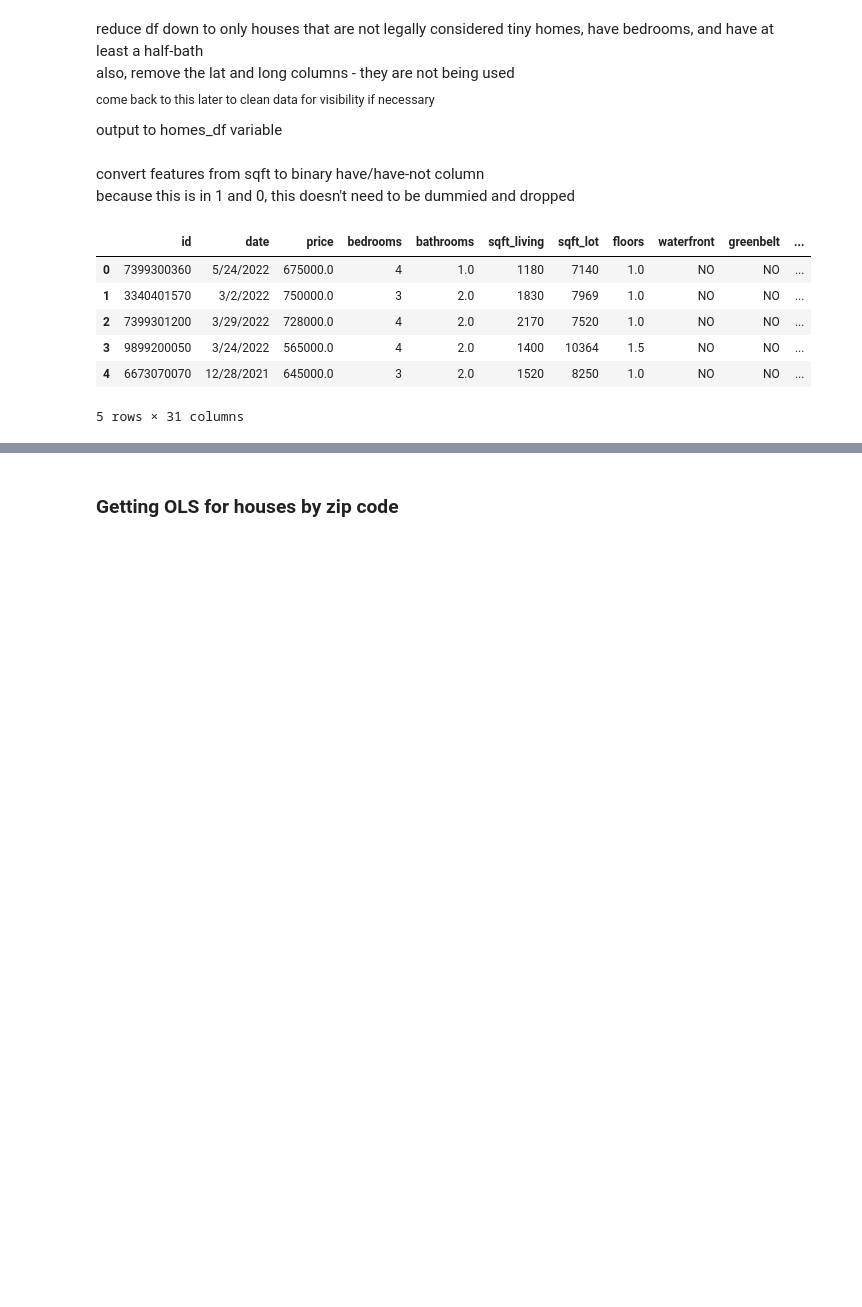
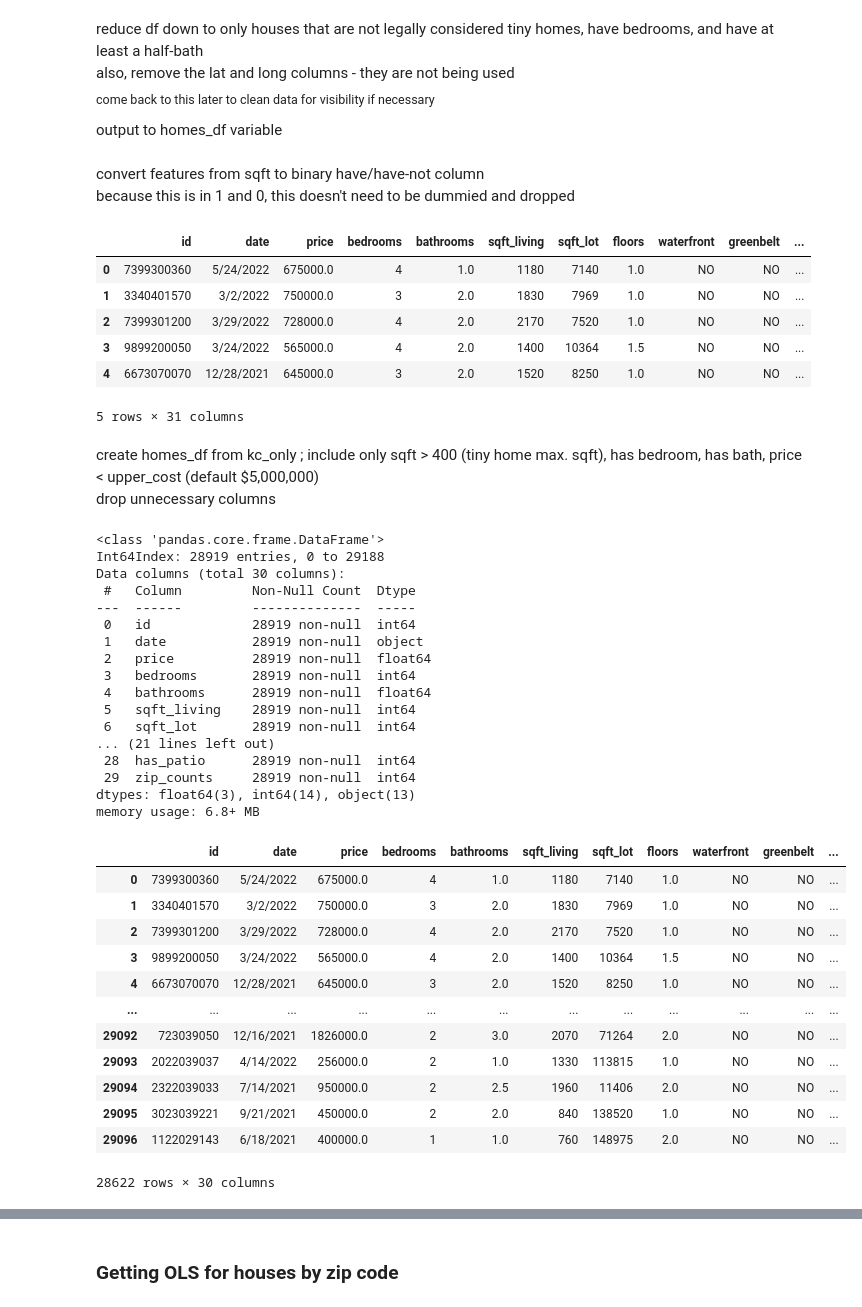
Before and after one commit to ParkedHampster/Modeled_Homes-Phase_2, a Jupyter notebook: individual_notebooks/jd.ipynb, the cells around one changed output, grey strips where cells are left out. Drawn from its saved outputs; the diff is of its cells as text; code cells hidden in the pictures; blank space fills up the shorter version.

```diff
--- a/individual_notebooks/jd.ipynb
+++ b/individual_notebooks/jd.ipynb
@@ -123,6 +131,9 @@ kc_only.head()
 | 3 | 9899200050 | 3/24/2022 | 565000.0 | 4 | 2.0 | 1400 | 10364 | 1.5 | NO | NO | ... |
 | 4 | 6673070070 | 12/28/2021 | 645000.0 | 3 | 2.0 | 1520 | 8250 | 1.0 | NO | NO | ... |
 5 rows × 31 columns
+# %% [markdown]
+create homes_df from kc_only ; include only sqft > 400 (tiny home max. sqft), has bedroom, has bath, price < upper_cost (default $5,000,000)
+drop unnecessary columns
 # %%
 homes_df = kc_only[(kc_only['sqft_living'] > 400) &
     (kc_only['bedrooms'] > 0) &
@@ -130 +142,44 @@ homes_df = kc_only[(kc_only['sqft_living'] > 400) &
     ].drop(['lat','long'],axis=1)
+# %%
+# get zip codes that have at least 100 entries
+
+zip_counts = homes_df['zip'].value_counts().rename('zip_counts')
+zips_counted = homes_df.merge(
+    zip_counts,
+    left_on='zip',
+    right_index=True
+)
+zips_counted.info()
+min_zips = zips_counted[zips_counted['zip_counts'] >= 100]
+min_zips
+# %% [output]
+<class 'pandas.core.frame.DataFrame'>
+Int64Index: 28919 entries, 0 to 29188
+Data columns (total 30 columns):
+ #   Column         Non-Null Count  Dtype
+---  ------         --------------  -----
+ 0   id             28919 non-null  int64
+ 1   date           28919 non-null  object
+ 2   price          28919 non-null  float64
+ 3   bedrooms       28919 non-null  int64
+ 4   bathrooms      28919 non-null  float64
+ 5   sqft_living    28919 non-null  int64
+ 6   sqft_lot       28919 non-null  int64
+... (21 lines left out)
+ 28  has_patio      28919 non-null  int64
+ 29  zip_counts     28919 non-null  int64
+dtypes: float64(3), int64(14), object(13)
+memory usage: 6.8+ MB
+|  | id | date | price | bedrooms | bathrooms | sqft_living | sqft_lot | floors | waterfront | greenbelt | ... |
+| 0 | 7399300360 | 5/24/2022 | 675000.0 | 4 | 1.0 | 1180 | 7140 | 1.0 | NO | NO | ... |
+| 1 | 3340401570 | 3/2/2022 | 750000.0 | 3 | 2.0 | 1830 | 7969 | 1.0 | NO | NO | ... |
+| 2 | 7399301200 | 3/29/2022 | 728000.0 | 4 | 2.0 | 2170 | 7520 | 1.0 | NO | NO | ... |
+| 3 | 9899200050 | 3/24/2022 | 565000.0 | 4 | 2.0 | 1400 | 10364 | 1.5 | NO | NO | ... |
+| 4 | 6673070070 | 12/28/2021 | 645000.0 | 3 | 2.0 | 1520 | 8250 | 1.0 | NO | NO | ... |
+| ... | ... | ... | ... | ... | ... | ... | ... | ... | ... | ... | ... |
+| 29092 | 723039050 | 12/16/2021 | 1826000.0 | 2 | 3.0 | 2070 | 71264 | 2.0 | NO | NO | ... |
+| 29093 | 2022039037 | 4/14/2022 | 256000.0 | 2 | 1.0 | 1330 | 113815 | 1.0 | NO | NO | ... |
+| 29094 | 2322039033 | 7/14/2021 | 950000.0 | 2 | 2.5 | 1960 | 11406 | 2.0 | NO | NO | ... |
+| 29095 | 3023039221 | 9/21/2021 | 450000.0 | 2 | 2.0 | 840 | 138520 | 1.0 | NO | NO | ... |
+| 29096 | 1122029143 | 6/18/2021 | 400000.0 | 1 | 1.0 | 760 | 148975 | 2.0 | NO | NO | ... |
+28622 rows × 30 columns
```
Also changed, not shown: parts of 52 cells of this notebook.
